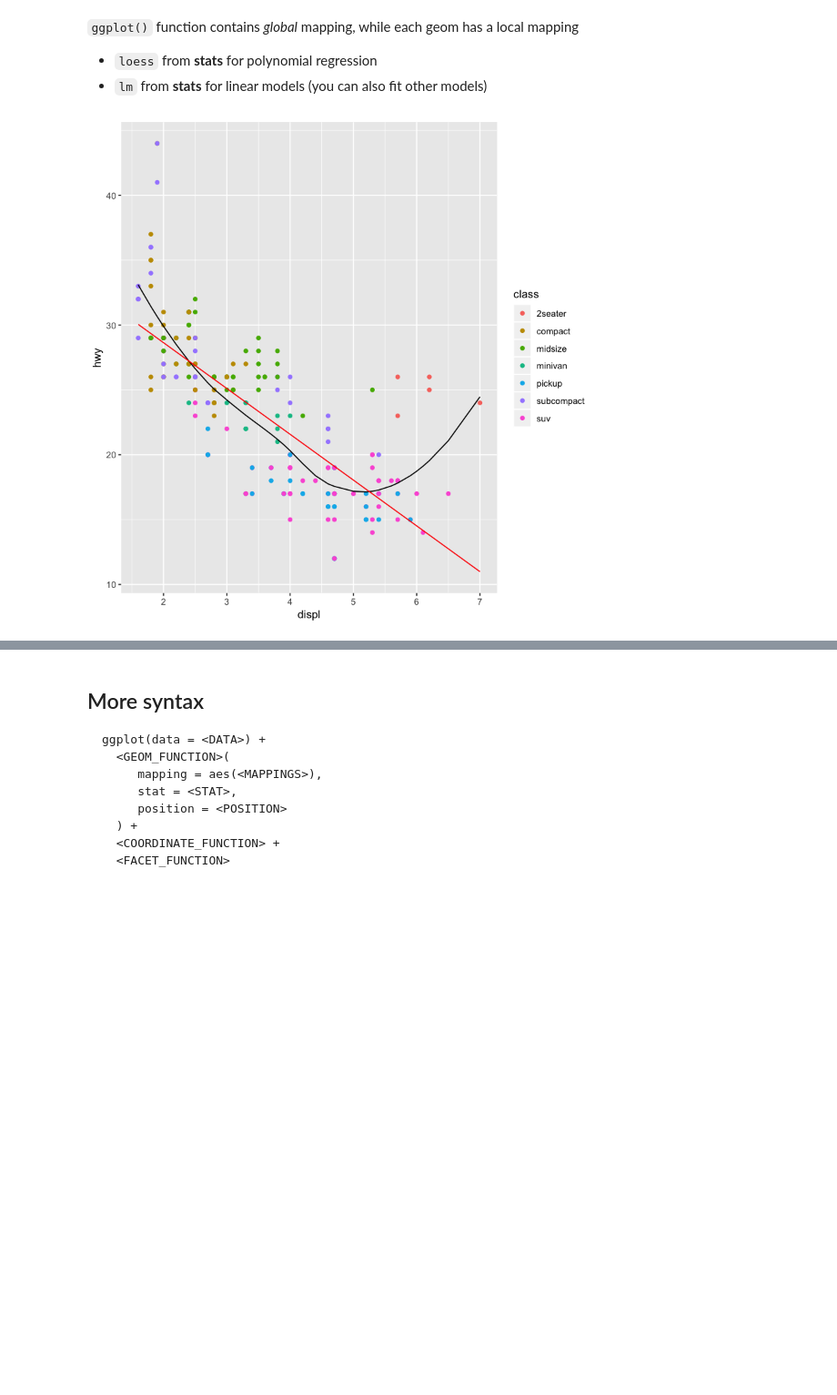
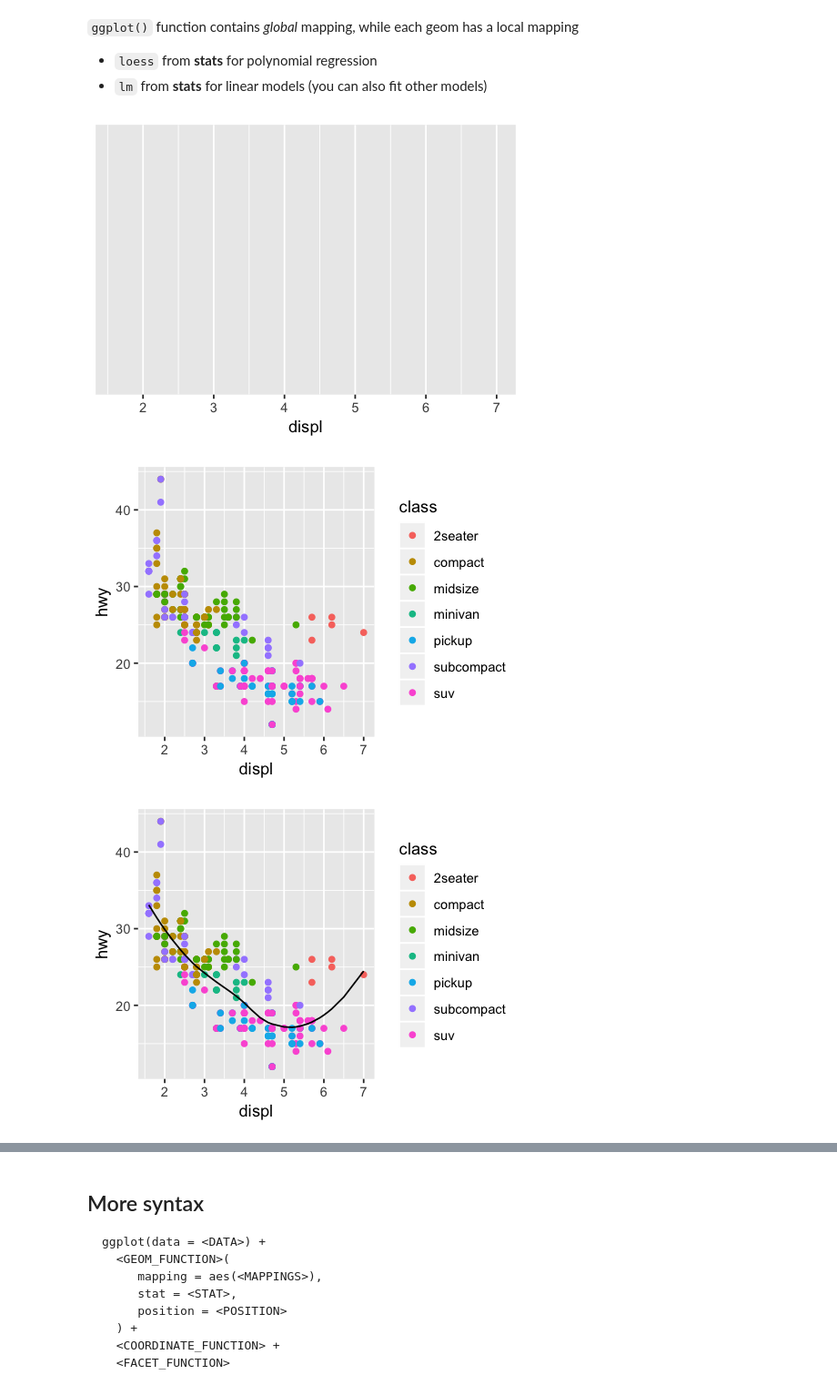
Before and after one commit to compbiocore/tidyverse-workshop, a Jupyter notebook: notebooks/workshop.ipynb, the cells around one changed output, grey strips where cells are left out. Shown at 91% size. Drawn from its saved outputs; the diff is of its cells as text; code cells hidden in the pictures; blank space fills up the shorter version.

```diff
--- a/notebooks/workshop.ipynb
+++ b/notebooks/workshop.ipynb
@@ -163,13 +609,23 @@ ggplot(data = mpg) +
 # %%
 p<-loess(hwy~displ,data=mpg)
 grid <- data_grid(data=mpg,displ)
 pred1 <- add_predictions(data=grid,p)
 
 p2 <- lm(hwy~displ,data=mpg)
 pred2 <- add_predictions(data=grid,p2)
 
-ggplot(data=mpg, mapping=aes(x=displ)) + geom_point(mapping=aes(y=hwy,color=class)) +
+# split plot up into step-by-step
+ggplot(data=mpg, mapping=aes(x=displ))
+
+ggplot(data=mpg, mapping=aes(x=displ)) + geom_point(mapping=aes(y=hwy,color=class))
+
+ggplot(data=mpg, mapping=aes(x=displ)) + geom_point(mapping=aes(y=hwy,color=class))+
+    geom_line(aes(y=pred),data=pred1)
+
+ggplot(data=mpg, mapping=aes(x=displ)) + geom_point(mapping=aes(y=hwy,color=class))+
     geom_line(aes(y=pred),data=pred1) +
     geom_line(aes(y=pred),data=pred2,color='red')
 # %% [output]
-[figure, old version]
+[figure, new version]
+[figure, added]
+[figure, added]
```
Also changed, not shown: parts of 99 cells of this notebook.
